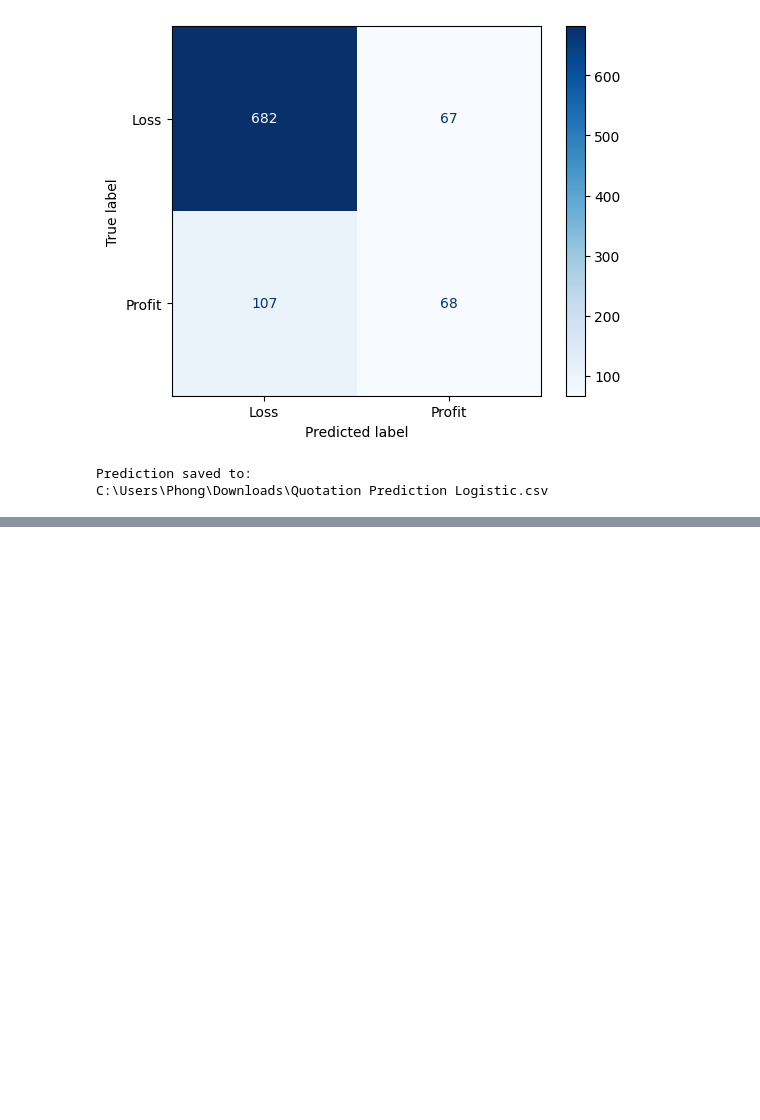
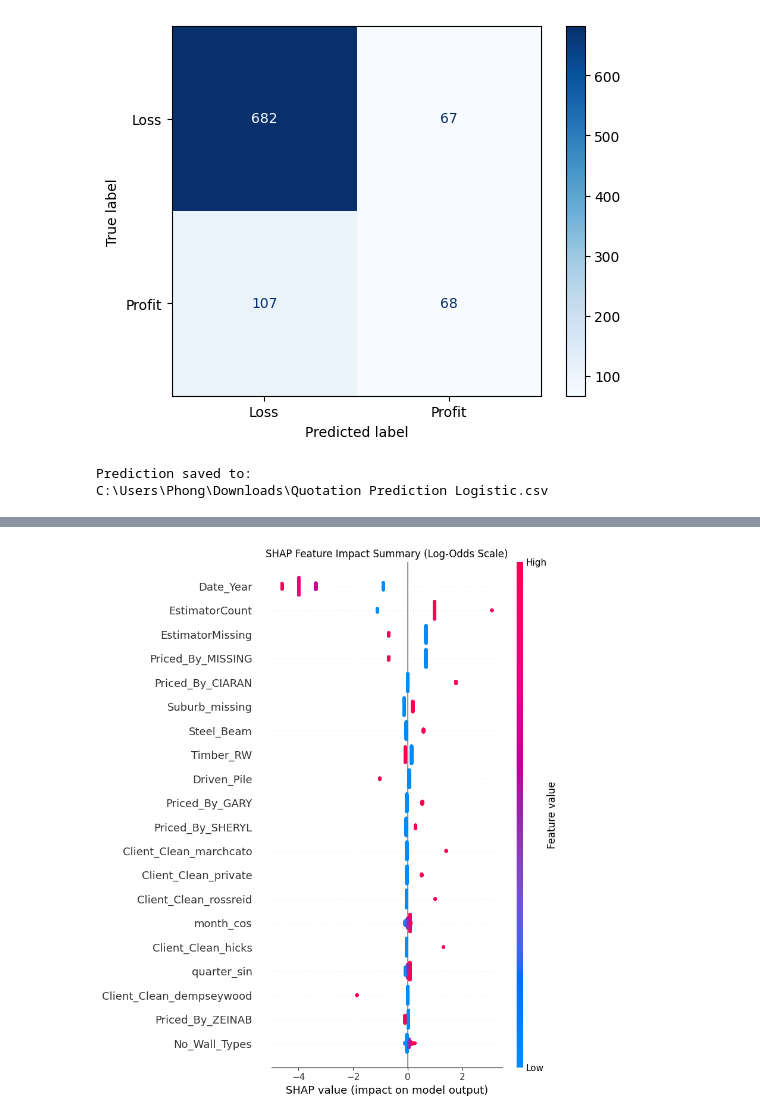
Before and after one commit to Phong031/ML_Models, a Jupyter notebook: notebook/02_Quotation.ipynb, the cells around one changed output, grey strips where cells are left out. Cells and saved outputs as stored; diff of their text form; code cells hidden in the pictures; blank space fills up the shorter version.

Commit message:
updated with jupiter notebook for SHAP

```diff
--- a/notebook/02_Quotation.ipynb
+++ b/notebook/02_Quotation.ipynb
@@ -2108,0 +2697,89 @@ Top 30 Most Important Features
+# %%
+# SHAP Function (Handles Multi-Step Feature Engineering)
+# ================================================================
+import shap
+import numpy as np
+import pandas as pd
+import matplotlib.pyplot as plt
+
+def analyze_logistic_shap(lgr_pipeline, X_train, X_test, top_n=20):
+    """
+    Computes and visualizes SHAP values for a Logistic Regression Pipeline,
+    dynamically handling any number of feature engineering steps.
+    """
+    # 1. Safely retrieve pipeline components: classifier and preprocessor
+    # named_steps allow accessing pipeline component by name
+    classifier = lgr_pipeline.named_steps['classifier']       # need the classifier for SHAP's explainer
+    preprocessor = lgr_pipeline.named_steps['preprocessor']   # need the preprocessor to understand feature transformations
+
+    # 2. Sequentially pass data through all transformers before 'preprocessor'
+    # pipeline has multiple transformation steps that must be applied in order
+    # SHAP needs the FINAL feature matrix that the model actually sees
+    X_train_curr = X_train.copy()
+    X_test_curr = X_test.copy()
+
+    for step_name, step_obj in lgr_pipeline.steps:
+        if step_name == 'preprocessor':
+            break
+        X_train_curr = step_obj.transform(X_train_curr)
+        X_test_curr = step_obj.transform(X_test_curr)
+
+    '''
+    # If all Feature Engineering wrapped in one class and named as 'engineering' in Pipeline
+    # 1. Access components
+    engineering = fitted_pipeline.named_steps['engineering']
+    preprocessor = fitted_pipeline.named_steps['preprocessor']
+    classifier = fitted_pipeline.named_steps['classifier']
+
+    # 2. Transform raw features through FeatureEngineer & ColumnTransformer
+    X_train_engineered = engineering.transform(X_train)
+    X_test_engineered = engineering.transform(X_test)
+
+    X_train_trans = preprocessor.transform(X_train_engineered)
+    X_test_trans = preprocessor.transform(X_test_engineered)
+    '''
+
+    # 3. Pass through ColumnTransformer
+    X_train_trans = preprocessor.transform(X_train_curr)
+    X_test_trans = preprocessor.transform(X_test_curr)
+
+    # 4. Extract feature names post-ColumnTransformer
+    feature_names = []
+    for name, trans, cols in preprocessor.transformers_:
+        if name == 'num':
+            feature_names.extend(cols)
+        elif name == 'cat':
+            ohe = trans.named_steps['encoder']
+            cat_cols = ohe.get_feature_names_out(cols).tolist()
+            feature_names.extend(cat_cols)
+        elif name in ['bin', 'cycle']:
+            feature_names.extend(cols)
+
+    # Convert test array back to DataFrame for cleaner SHAP displays
+    X_test_df = pd.DataFrame(X_test_trans, columns=feature_names)
+    X_train_df = pd.DataFrame(X_train_trans, columns=feature_names)
+
+    # 5. Initialize LinearExplainer
+    # For logistic regression, SHAP values are:
+    # SHAP_i = coefficient_i * (feature_i - mean_feature_i)
+    # This is much faster than KernelExplainer (which would be very slow)
+    explainer = shap.LinearExplainer(classifier, X_train_df)
+    shap_values = explainer(X_test_df)
+
+    # 6. Global Summary Plot (Beeswarm Plot)
+    print("Generating SHAP Global Summary Plot...")
+    plt.figure(figsize=(10, 8))
+    shap.summary_plot(shap_values, X_test_df, max_display=top_n, show=False)
+    plt.title("SHAP Feature Impact Summary (Log-Odds Scale)", fontsize=12)
+    plt.tight_layout()
+    plt.show()
+
+    # 7. Single Quote Local Interpretation (Waterfall Plot)
+    print("\nGenerating Local Explanation for Test Sample #0...")
+    plt.figure(figsize=(10, 6))
+    shap.plots.waterfall(shap_values[0], max_display=12)
+
+    return explainer, shap_values, X_test_df
+
+explainer, shap_values, X_test_trans_df = analyze_logistic_shap(lgr_best_model_v3, X_train, X_test)
+# %% [output]
@@ -2108,0 +2787 @@ Top 30 Most Important Features
+[figure, added]
```
Also changed, not shown: parts of 11 cells of this notebook, 2 other files.
